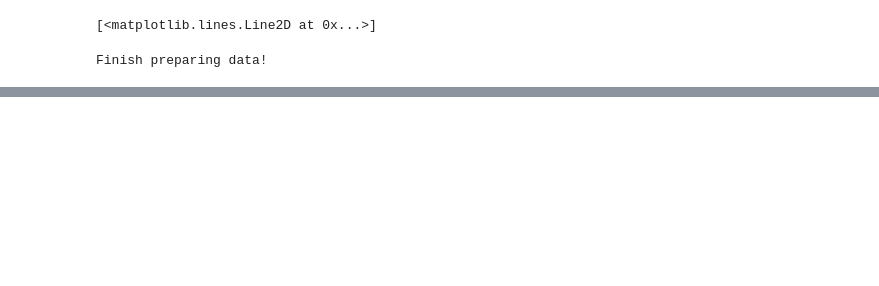
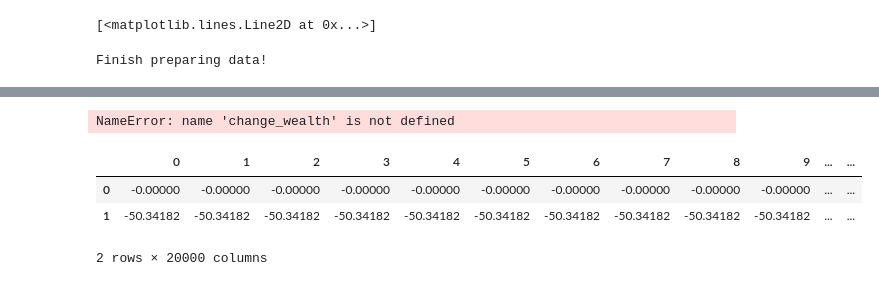
Before and after one commit to dario-bolli/deep-hedging, a Jupyter notebook: Guillaume_Run.ipynb, the cells around one changed output, grey strips where cells are left out. Drawn from its saved outputs; the diff is of its cells as text; code cells hidden in the pictures; blank space fills up the shorter version.

```diff
--- a/Guillaume_Run.ipynb
+++ b/Guillaume_Run.ipynb
@@ -226,8 +222,8 @@ reduce_lr = ReduceLROnPlateau(monitor="loss", \
 callbacks = [early_stopping, reduce_lr]
 
 # Fit the model.
-model_recurrent.fit(x=xtrain, batch_size=64, epochs=200, \
-          validation_data=[xtest], verbose=1)
+model_recurrent.fit(x=xtrain, batch_size=64, epochs=20, \
+          validation_data=[xtest], verbose=1,callbacks=callbacks)
 
 print("Finished running deep hedging algorithm! (Simple Network)")
 # %% [output]
@@ -246,6 +260,7 @@ option
 # %%
+model = model_recurrent
 change_wealth = list()
-for w in range(N):
+for w in range(N+1):
 
     intermediate_layer_model = Model(inputs=model.input,
                                      outputs=model.get_layer("wealth_%i" %w).output)
@@ -253,0 +287,9 @@ change_wealth
+# %%
+model = model_recurrent
+change_wealth = list()
+for w in range(N):
+
+    intermediate_layer_model = Model(inputs=model.input,
+                                     outputs=model.get_layer("costDot_%i" %w).output)
+    change_wealth.append(intermediate_layer_model.predict(xtest))
+change_wealth
@@ -254,21 +314,30 @@ change_wealth
 # %%
 import pandas as pd
-options = pd.DataFrame(np.cumsum(np.array(option)[:,:,0],axis=0))
-wealths = pd.DataFrame(np.cumsum(np.array(change_wealth)[:,:,0],axis=0))
+#options = pd.DataFrame(np.array(option)[:,:,0])
+wealths = pd.DataFrame(np.array(change_wealth)[:,:,0])
 fig,ax = plt.subplots()
 
 #ax.plot(options[0],label='options')
-ax.plot(wealths,label='wealth')
+ax.plot(wealths.iloc[:,:],label='wealth')
 
-ax.set(ylabel='Wealth',xlabel='Days')
+ax.set(ylabel='Wealth',xlabel='Days',title='Wealth movement')
 
 fig,ax = plt.subplots()
 
-ax.plot(options,label='options')
+#ax.plot(options,label='options')
 #ax.plot(wealths,label='wealth')
 
-ax.set(ylabel='Options',xlabel='Days')
-options
+#ax.set(ylabel='Options',xlabel='Days')
+change_wealth
+# %% [output]
+NameError: name 'change_wealth' is not defined
+# %%
+wealths
+# %% [output]
+|  | 0 | 1 | 2 | 3 | 4 | 5 | 6 | 7 | 8 | 9 | ... | ... |
+| 0 | -0.00000 | -0.00000 | -0.00000 | -0.00000 | -0.00000 | -0.00000 | -0.00000 | -0.00000 | -0.00000 | -0.00000 | ... | ... |
+| 1 | -50.34182 | -50.34182 | -50.34182 | -50.34182 | -50.34182 | -50.34182 | -50.34182 | -50.34182 | -50.34182 | -50.34182 | ... | ... |
+2 rows × 20000 columns
 # %%
 #@title <font color='Blue'>**Results: Option Prices**</font>
 call = EuropeanCall()
```
Also changed, not shown: parts of 16 cells of this notebook, 7 other files.
